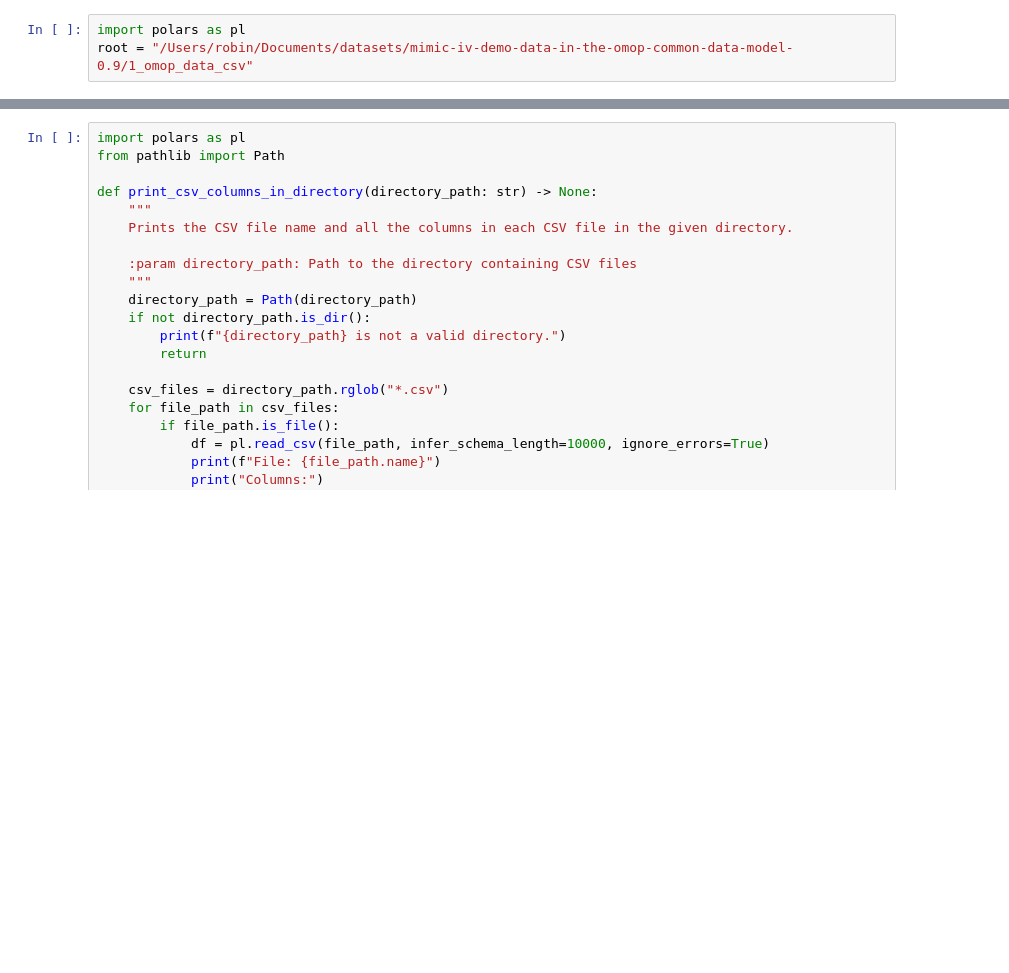
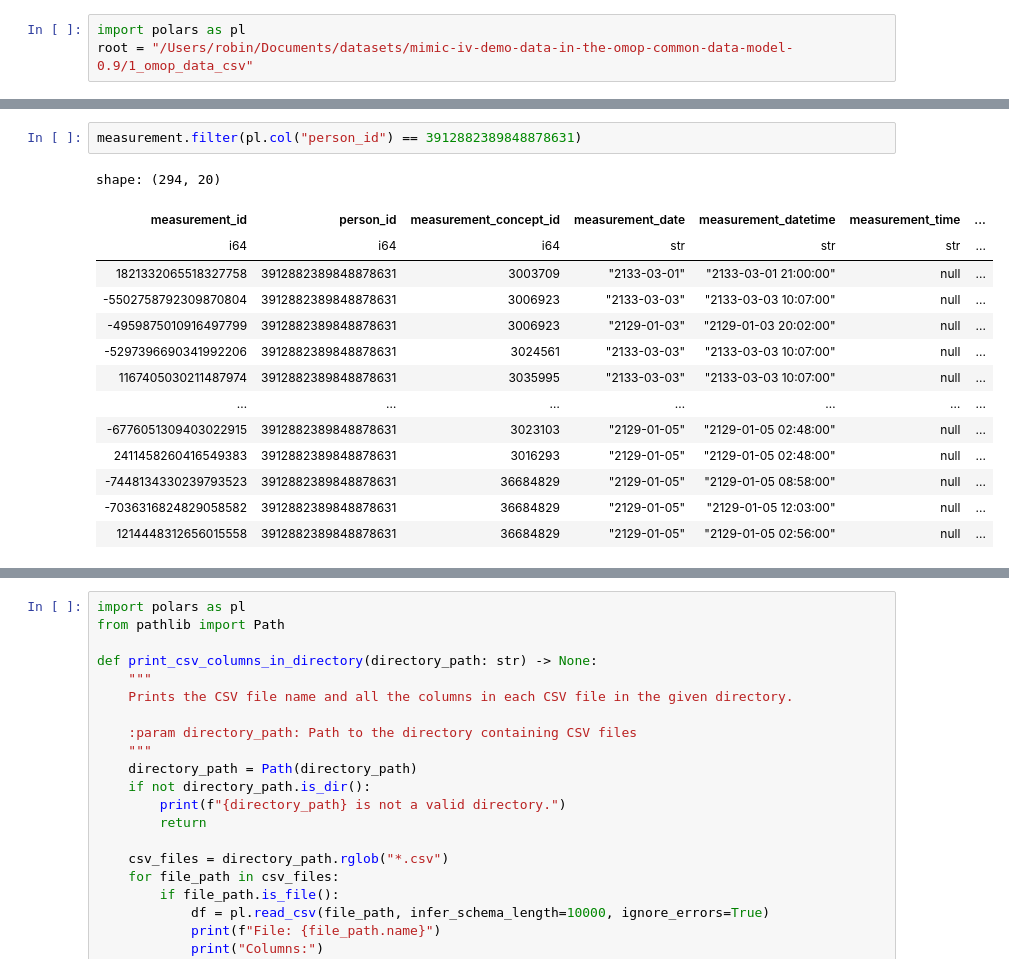
Before and after one commit to rvandewater/OMOP_MEDS, a Jupyter notebook: data_exploration.ipynb, the cells around one changed output, grey strips where cells are left out. Drawn from its saved outputs; the diff is of its cells as text; blank space fills up the shorter version.

```diff
--- a/data_exploration.ipynb
+++ b/data_exploration.ipynb
@@ -20,0 +25,17 @@ shape: (100, 18)
+# %%
+measurement.filter(pl.col("person_id") == 3912882389848878631)
+# %% [output]
+shape: (294, 20)
+| measurement_id | person_id | measurement_concept_id | measurement_date | measurement_datetime | measurement_time | ... |
+| i64 | i64 | i64 | str | str | str | ... |
+| 1821332065518327758 | 3912882389848878631 | 3003709 | "2133-03-01" | "2133-03-01 21:00:00" | null | ... |
+| -5502758792309870804 | 3912882389848878631 | 3006923 | "2133-03-03" | "2133-03-03 10:07:00" | null | ... |
+| -4959875010916497799 | 3912882389848878631 | 3006923 | "2129-01-03" | "2129-01-03 20:02:00" | null | ... |
+| -5297396690341992206 | 3912882389848878631 | 3024561 | "2133-03-03" | "2133-03-03 10:07:00" | null | ... |
+| 1167405030211487974 | 3912882389848878631 | 3035995 | "2133-03-03" | "2133-03-03 10:07:00" | null | ... |
+| … | … | … | … | … | … | ... |
+| -6776051309403022915 | 3912882389848878631 | 3023103 | "2129-01-05" | "2129-01-05 02:48:00" | null | ... |
+| 2411458260416549383 | 3912882389848878631 | 3016293 | "2129-01-05" | "2129-01-05 02:48:00" | null | ... |
+| -7448134330239793523 | 3912882389848878631 | 36684829 | "2129-01-05" | "2129-01-05 08:58:00" | null | ... |
+| -7036316824829058582 | 3912882389848878631 | 36684829 | "2129-01-05" | "2129-01-05 12:03:00" | null | ... |
+| 1214448312656015558 | 3912882389848878631 | 36684829 | "2129-01-05" | "2129-01-05 02:56:00" | null | ... |
```
Also changed, not shown: parts of 7 cells of this notebook, 4 other files.
